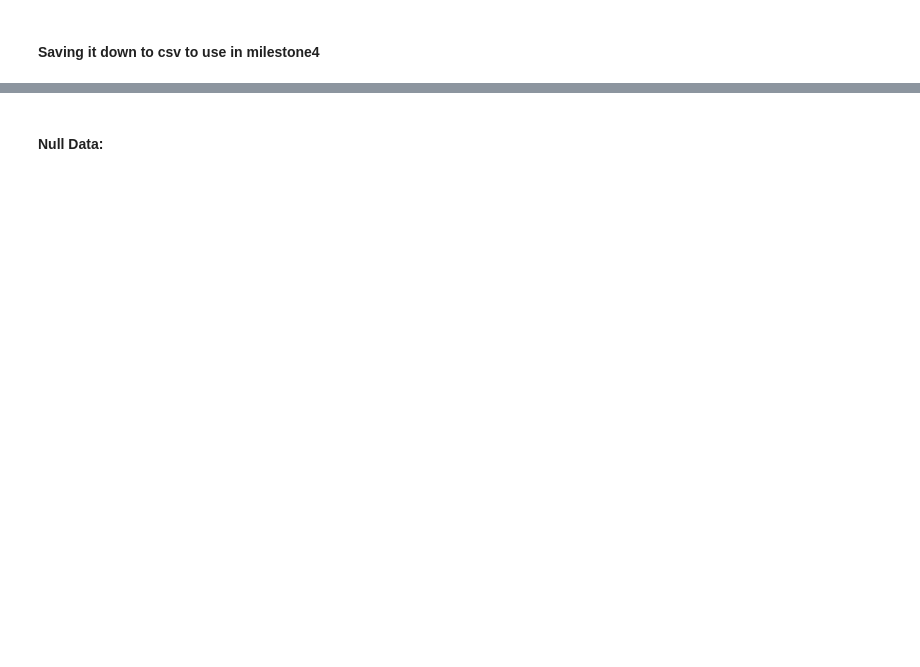
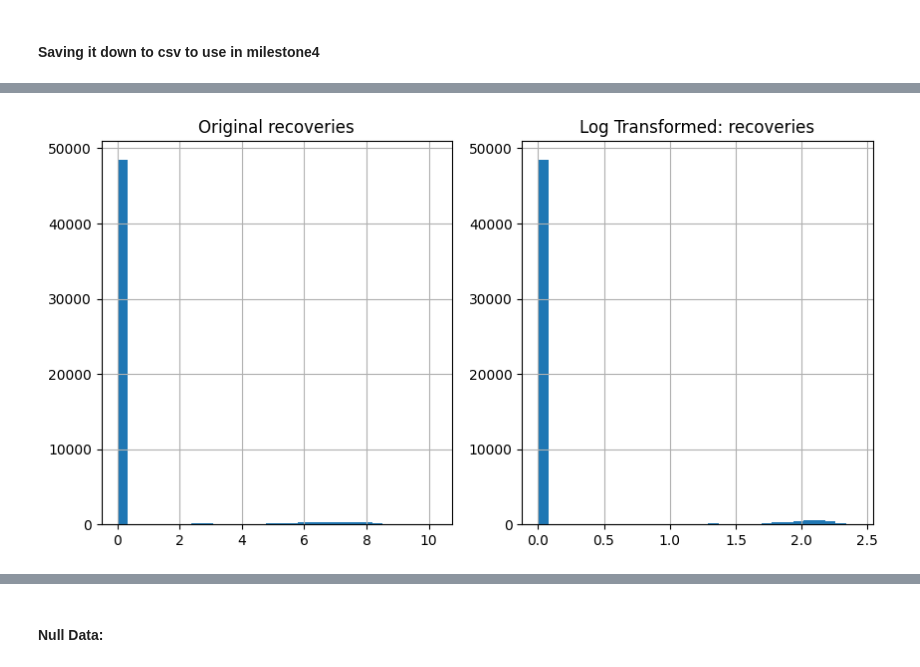
Before and after one commit to Tori2305/Customer_loans_in_finance, a Jupyter notebook: milestone_3.ipynb, the cells around one changed output, grey strips where cells are left out. Cells and saved outputs as stored; diff of their text form; code cells hidden in the pictures; blank space fills up the shorter version.

```diff
--- a/milestone_3.ipynb
+++ b/milestone_3.ipynb
@@ -152,0 +329,5 @@ new_df.to_csv('C:/Users/torig/Project_2/Customer_loans_in_finance/new_dataframe.
+# %%
+visualize = Plotter()
+high_skewed_plot = visualize.visualising_column_distribution(updated_df, transformed_df,"recoveries")
+# %% [output]
+[figure, added]
```
Also changed, not shown: parts of 43 cells of this notebook, 2 other files.
